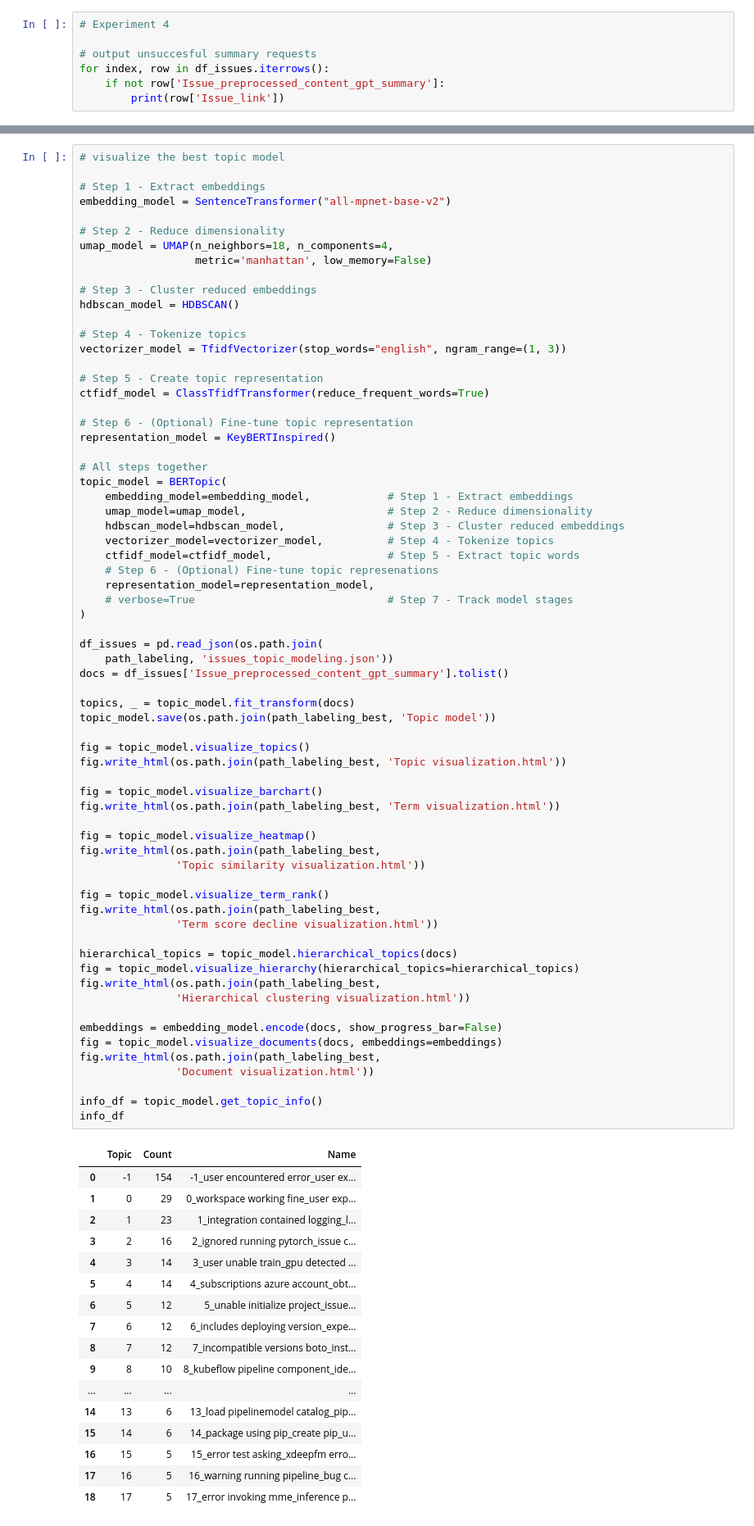
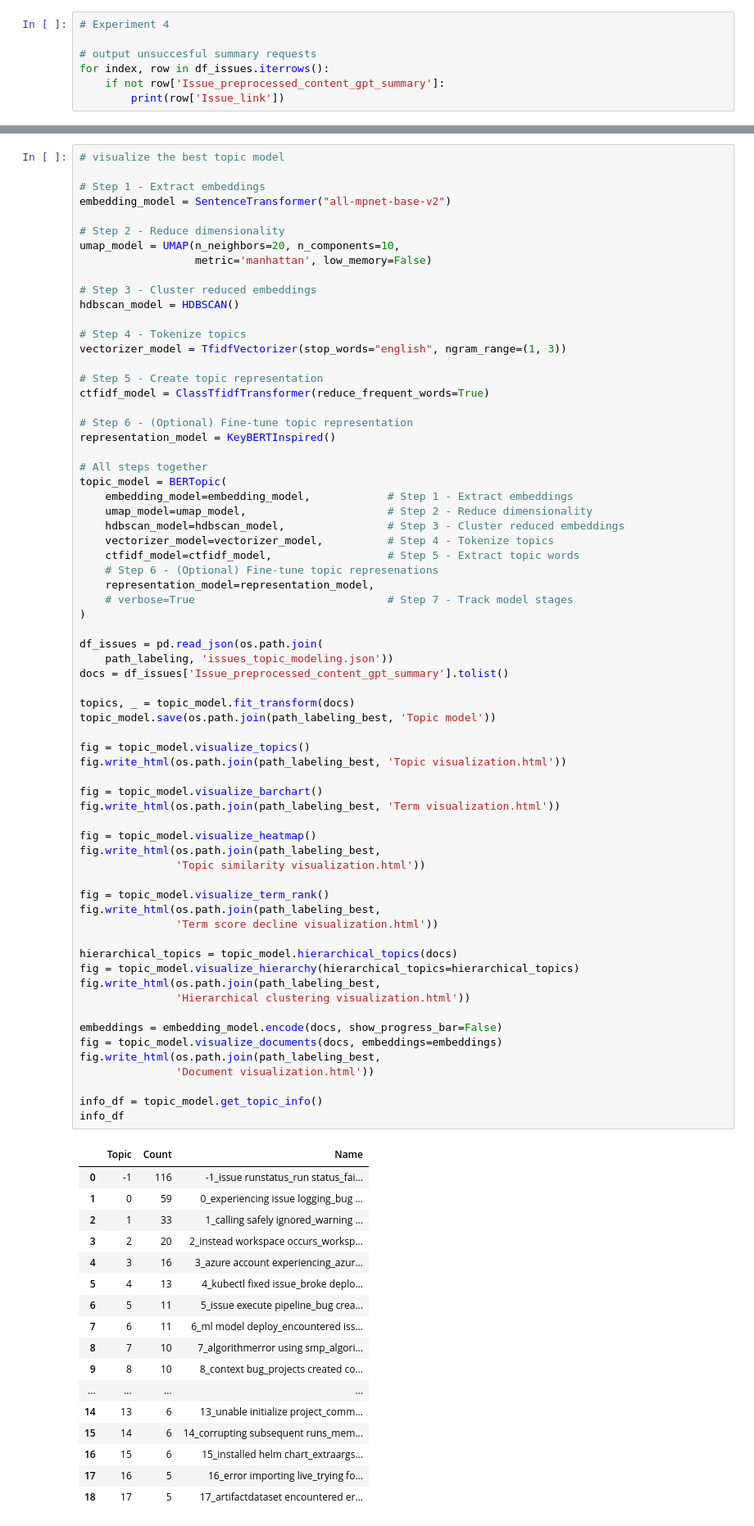
Before and after one commit to zhimin-z/MSR-Asset-Management, a Jupyter notebook: Code/Main.ipynb, the cells around one changed output, grey strips where cells are left out. Shown at 82% size. Cells and saved outputs as stored; diff of their text form.

Commit message:
redo best model

```diff
--- a/Code/Main.ipynb
+++ b/Code/Main.ipynb
@@ -1367,7 +1334,7 @@ wandb.agent(sweep_id=sweep_id, function=train)
 embedding_model = SentenceTransformer("all-mpnet-base-v2")
 
 # Step 2 - Reduce dimensionality
-umap_model = UMAP(n_neighbors=18, n_components=4,
+umap_model = UMAP(n_neighbors=20, n_components=10,
                   metric='manhattan', low_memory=False)
 
 # Step 3 - Cluster reduced embeddings
@@ -1402,46 +1369,46 @@ topics, _ = topic_model.fit_transform(docs)
 topic_model.save(os.path.join(path_labeling_best, 'Topic model'))
 
 fig = topic_model.visualize_topics()
 fig.write_html(os.path.join(path_labeling_best, 'Topic visualization.html'))
 
 fig = topic_model.visualize_barchart()
 fig.write_html(os.path.join(path_labeling_best, 'Term visualization.html'))
 
 fig = topic_model.visualize_heatmap()
 fig.write_html(os.path.join(path_labeling_best,
                'Topic similarity visualization.html'))
 
 fig = topic_model.visualize_term_rank()
 fig.write_html(os.path.join(path_labeling_best,
                'Term score decline visualization.html'))
 
 hierarchical_topics = topic_model.hierarchical_topics(docs)
 fig = topic_model.visualize_hierarchy(hierarchical_topics=hierarchical_topics)
 fig.write_html(os.path.join(path_labeling_best,
                'Hierarchical clustering visualization.html'))
 
 embeddings = embedding_model.encode(docs, show_progress_bar=False)
 fig = topic_model.visualize_documents(docs, embeddings=embeddings)
 fig.write_html(os.path.join(path_labeling_best,
                'Document visualization.html'))
 
 info_df = topic_model.get_topic_info()
 info_df
 # %% [output]
 |  | Topic | Count | Name |
-| 0 | -1 | 154 | -1_user encountered error_user ex... |
-| 1 | 0 | 29 | 0_workspace working fine_user exp... |
-| 2 | 1 | 23 | 1_integration contained logging_l... |
-| 3 | 2 | 16 | 2_ignored running pytorch_issue c... |
-| 4 | 3 | 14 | 3_user unable train_gpu detected ... |
-| 5 | 4 | 14 | 4_subscriptions azure account_obt... |
-| 6 | 5 | 12 | 5_unable initialize project_issue... |
-| 7 | 6 | 12 | 6_includes deploying version_expe... |
-| 8 | 7 | 12 | 7_incompatible versions boto_inst... |
-| 9 | 8 | 10 | 8_kubeflow pipeline component_ide... |
+| 0 | -1 | 116 | -1_issue runstatus_run status_fai... |
+| 1 | 0 | 59 | 0_experiencing issue logging_bug ... |
+| 2 | 1 | 33 | 1_calling safely ignored_warning ... |
+| 3 | 2 | 20 | 2_instead workspace occurs_worksp... |
+| 4 | 3 | 16 | 3_azure account experiencing_azur... |
+| 5 | 4 | 13 | 4_kubectl fixed issue_broke deplo... |
+| 6 | 5 | 11 | 5_issue execute pipeline_bug crea... |
+| 7 | 6 | 11 | 6_ml model deploy_encountered iss... |
+| 8 | 7 | 10 | 7_algorithmerror using smp_algori... |
+| 9 | 8 | 10 | 8_context bug_projects created co... |
 | ... | ... | ... | ... |
-| 14 | 13 | 6 | 13_load pipelinemodel catalog_pip... |
-| 15 | 14 | 6 | 14_package using pip_create pip_u... |
-| 16 | 15 | 5 | 15_error test asking_xdeepfm erro... |
-| 17 | 16 | 5 | 16_warning running pipeline_bug c... |
-| 18 | 17 | 5 | 17_error invoking mme_inference p... |
+| 14 | 13 | 6 | 13_unable initialize project_comm... |
+| 15 | 14 | 6 | 14_corrupting subsequent runs_mem... |
+| 16 | 15 | 6 | 15_installed helm chart_extraargs... |
+| 17 | 16 | 5 | 16_error importing live_trying fo... |
+| 18 | 17 | 5 | 17_artifactdataset encountered er... |
```
Also changed, not shown: parts of 11 cells of this notebook, 6 other files.
